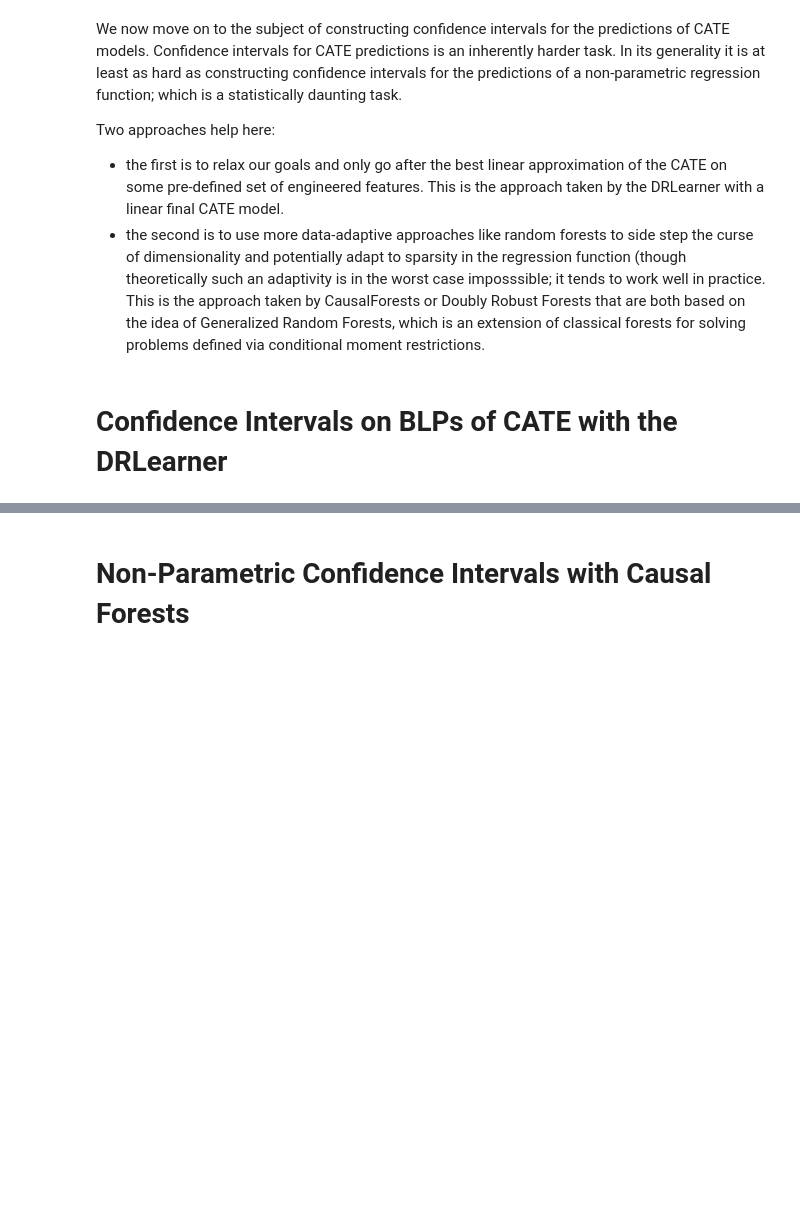
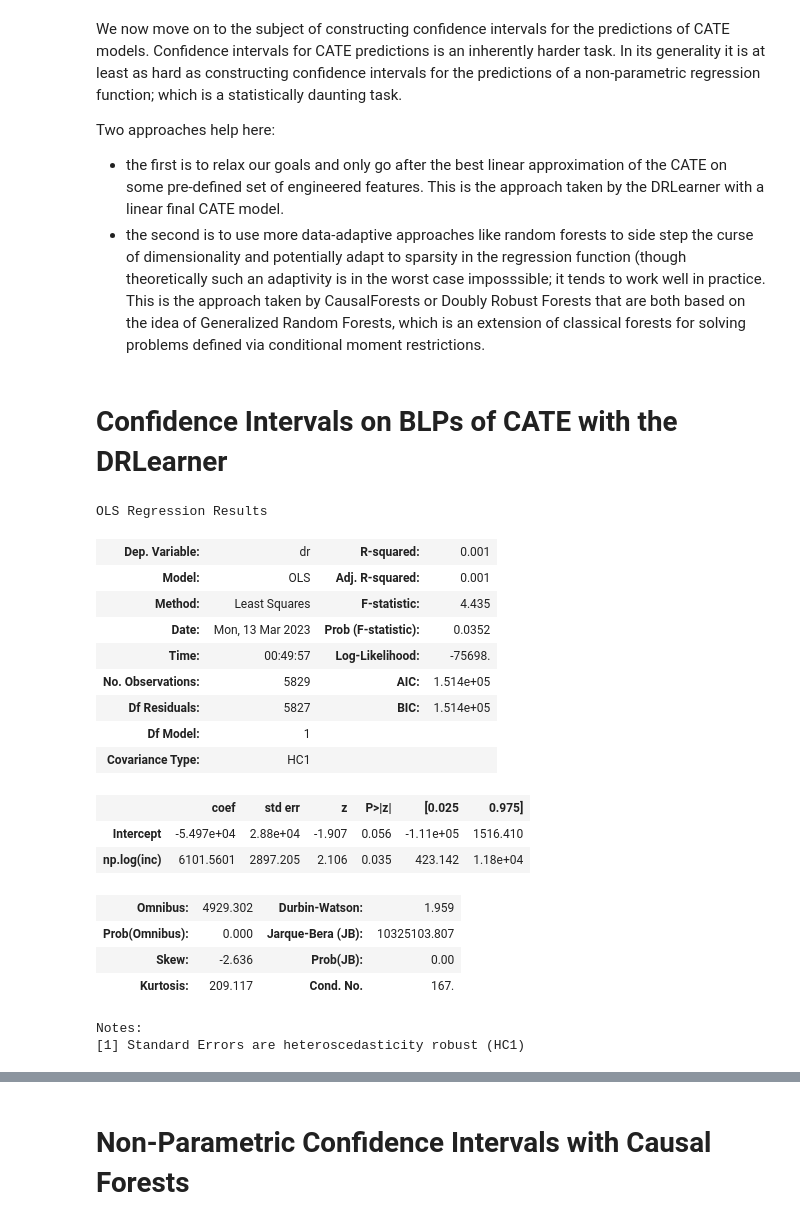
Before and after one commit to stanford-msande228/winter23, a Jupyter notebook: CATE-estimation.ipynb, the cells around one changed output, grey strips where cells are left out. Drawn from its saved outputs; the diff is of its cells as text; code cells hidden in the pictures; blank space fills up the shorter version.

```diff
--- a/CATE-estimation.ipynb
+++ b/CATE-estimation.ipynb
@@ -513,3 +493,5 @@ Z, Zval, Ztest = X.iloc[:, hetero_inds], Xval.iloc[:, hetero_inds], Xtest.iloc[:
+# %%
+Z, Zval, Ztest = X[hetero_feats], Xval[hetero_feats], Xtest[hetero_feats]
 # %% [markdown]
 We specify a generic automl approach for training the final CATE model
 # %%
@@ -1202,11 +1222,32 @@ Two approaches help here:
 # %%
 from statsmodels.formula.api import ols
 df = Z.copy()
 df['dr'] = dr_preds
 if groups is None:
-    display(ols('dr ~ ' + blp_formula, df).fit(cov_type='HC1').summary())
+    lr = ols('dr ~ ' + blp_formula, df).fit(cov_type='HC1')
 else:
-    display(ols('dr ~ ' + blp_formula, df).fit(cov_type='cluster', cov_kwds={'groups': groups}).summary())
+    lr = ols('dr ~ ' + blp_formula, df).fit(cov_type='cluster', cov_kwds={'groups': groups})
+lr.summary()
+# %% [output]
+OLS Regression Results
+| Dep. Variable: | dr | R-squared: | 0.001 |
+| Model: | OLS | Adj. R-squared: | 0.001 |
+| Method: | Least Squares | F-statistic: | 4.435 |
+| Date: | Mon, 13 Mar 2023 | Prob (F-statistic): | 0.0352 |
+| Time: | 00:49:57 | Log-Likelihood: | -75698. |
+| No. Observations: | 5829 | AIC: | 1.514e+05 |
+| Df Residuals: | 5827 | BIC: | 1.514e+05 |
+| Df Model: | 1 |  |  |
+| Covariance Type: | HC1 |  |  |
+|  | coef | std err | z | P>|z| | [0.025 | 0.975] |
+| Intercept | -5.497e+04 | 2.88e+04 | -1.907 | 0.056 | -1.11e+05 | 1516.410 |
+| np.log(inc) | 6101.5601 | 2897.205 | 2.106 | 0.035 | 423.142 | 1.18e+04 |
+| Omnibus: | 4929.302 | Durbin-Watson: | 1.959 |
+| Prob(Omnibus): | 0.000 | Jarque-Bera (JB): | 10325103.807 |
+| Skew: | -2.636 | Prob(JB): | 0.00 |
+| Kurtosis: | 209.117 | Cond. No. | 167. |
+Notes:
+[1] Standard Errors are heteroscedasticity robust (HC1)
 # %%
 pred_df = lr.get_prediction(df).summary_frame(alpha=.01)
 # %%
```
Also changed, not shown: parts of 49 cells of this notebook.
